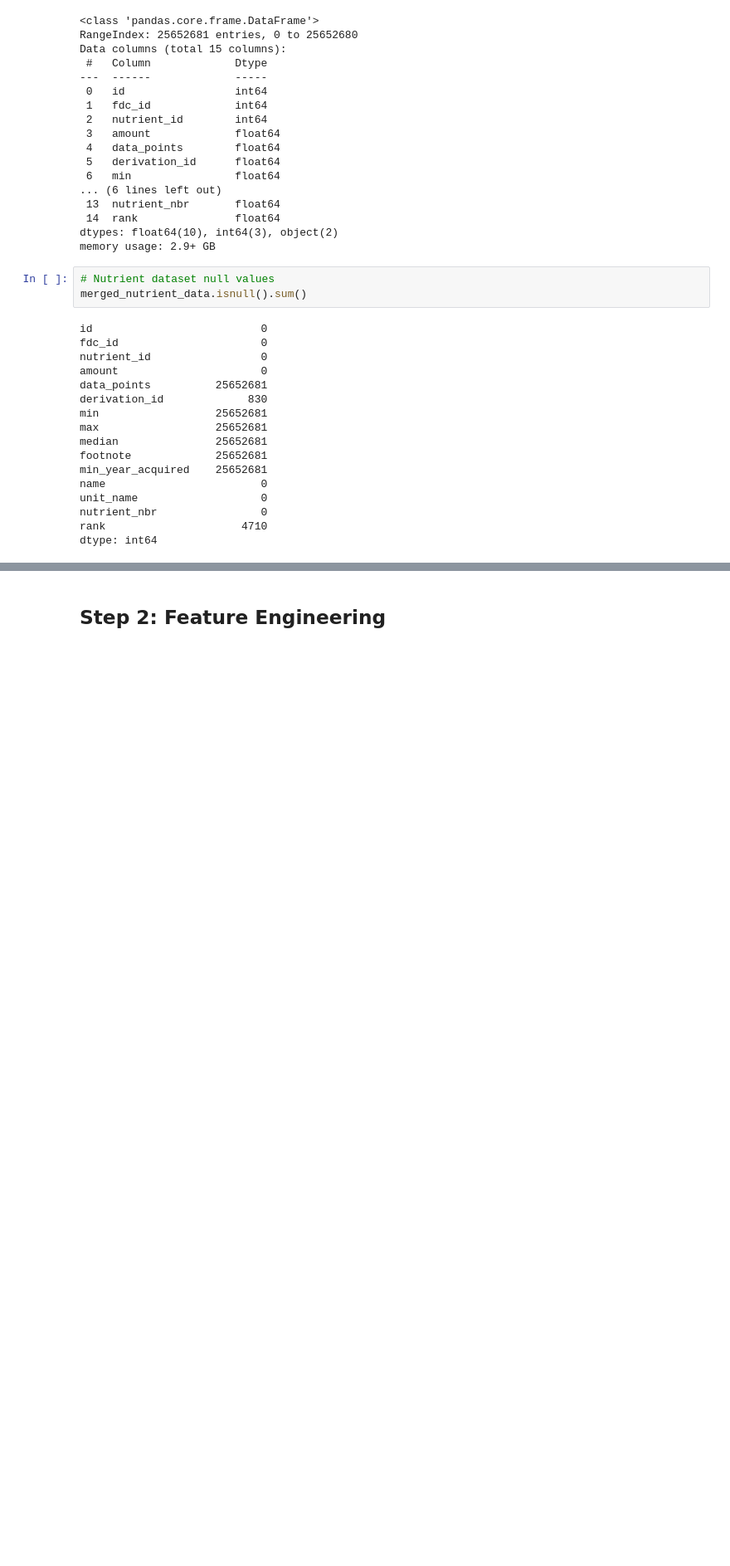
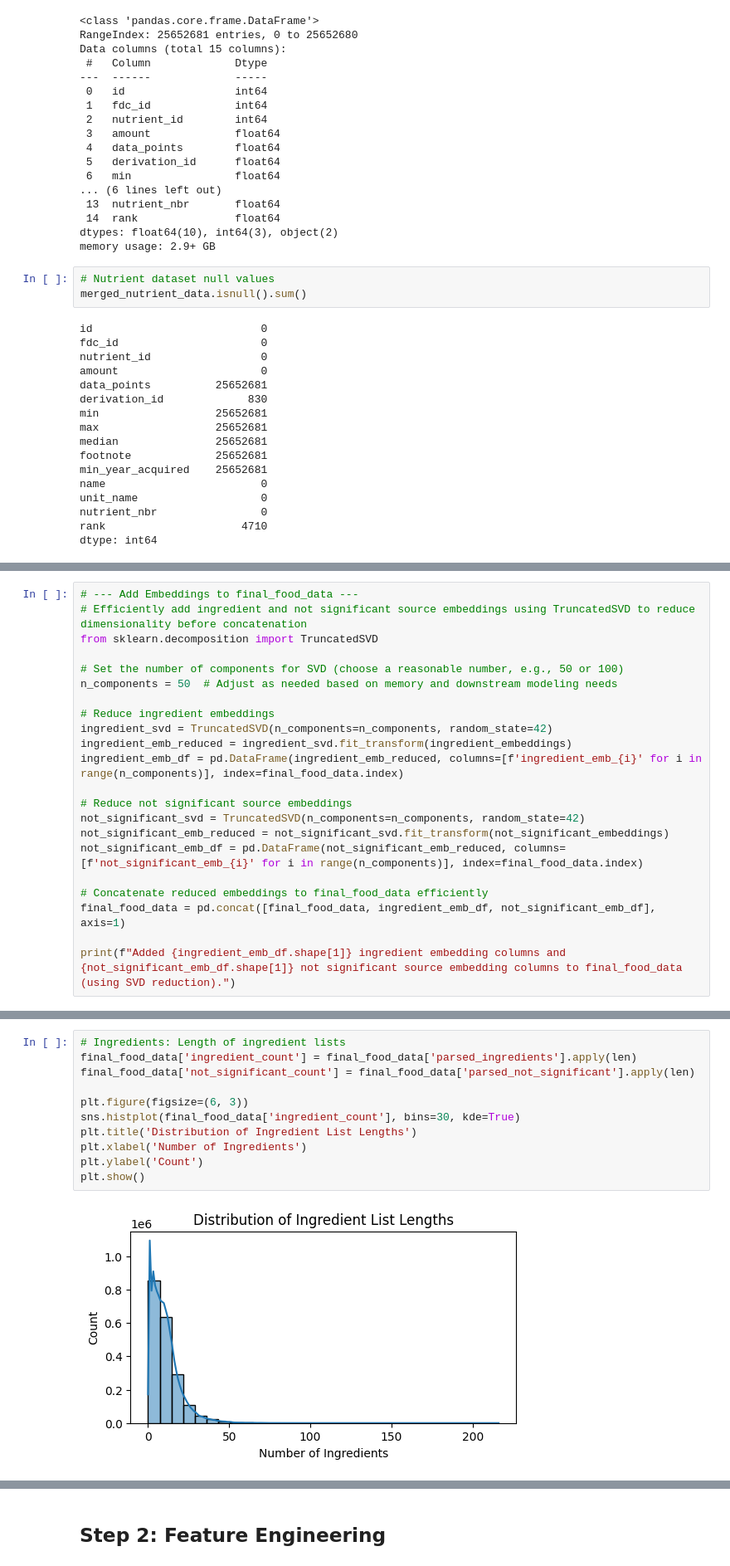
Before and after one commit to LoganDawes/Machine-Learning-Final, a Jupyter notebook: Logan_Dawes.ipynb, the cells around one changed output, grey strips where cells are left out. Shown at 83% size. Saved outputs shown, nothing was run; the diff lists cells and outputs as text; blank space fills up the shorter version.

```diff
--- a/Logan_Dawes.ipynb
+++ b/Logan_Dawes.ipynb
@@ -225,0 +629,22 @@ final_food_data.head()
+# %%
+# --- Add Embeddings to final_food_data ---
+# Efficiently add ingredient and not significant source embeddings using TruncatedSVD to reduce dimensionality before concatenation
+from sklearn.decomposition import TruncatedSVD
+
+# Set the number of components for SVD (choose a reasonable number, e.g., 50 or 100)
+n_components = 50  # Adjust as needed based on memory and downstream modeling needs
+
+# Reduce ingredient embeddings
+ingredient_svd = TruncatedSVD(n_components=n_components, random_state=42)
+ingredient_emb_reduced = ingredient_svd.fit_transform(ingredient_embeddings)
+ingredient_emb_df = pd.DataFrame(ingredient_emb_reduced, columns=[f'ingredient_emb_{i}' for i in range(n_components)], index=final_food_data.index)
+
+# Reduce not significant source embeddings
+not_significant_svd = TruncatedSVD(n_components=n_components, random_state=42)
+not_significant_emb_reduced = not_significant_svd.fit_transform(not_significant_embeddings)
+not_significant_emb_df = pd.DataFrame(not_significant_emb_reduced, columns=[f'not_significant_emb_{i}' for i in range(n_components)], index=final_food_data.index)
+
+# Concatenate reduced embeddings to final_food_data efficiently
+final_food_data = pd.concat([final_food_data, ingredient_emb_df, not_significant_emb_df], axis=1)
+
+print(f"Added {ingredient_emb_df.shape[1]} ingredient embedding columns and {not_significant_emb_df.shape[1]} not significant source embedding columns to final_food_data (using SVD reduction).")
@@ -225,0 +739,13 @@ final_food_data.head()
+# %%
+# Ingredients: Length of ingredient lists
+final_food_data['ingredient_count'] = final_food_data['parsed_ingredients'].apply(len)
+final_food_data['not_significant_count'] = final_food_data['parsed_not_significant'].apply(len)
+
+plt.figure(figsize=(6, 3))
+sns.histplot(final_food_data['ingredient_count'], bins=30, kde=True)
+plt.title('Distribution of Ingredient List Lengths')
+plt.xlabel('Number of Ingredients')
+plt.ylabel('Count')
+plt.show()
+# %% [output]
+[figure, added]
```
Also changed, not shown: parts of 73 cells of this notebook.
